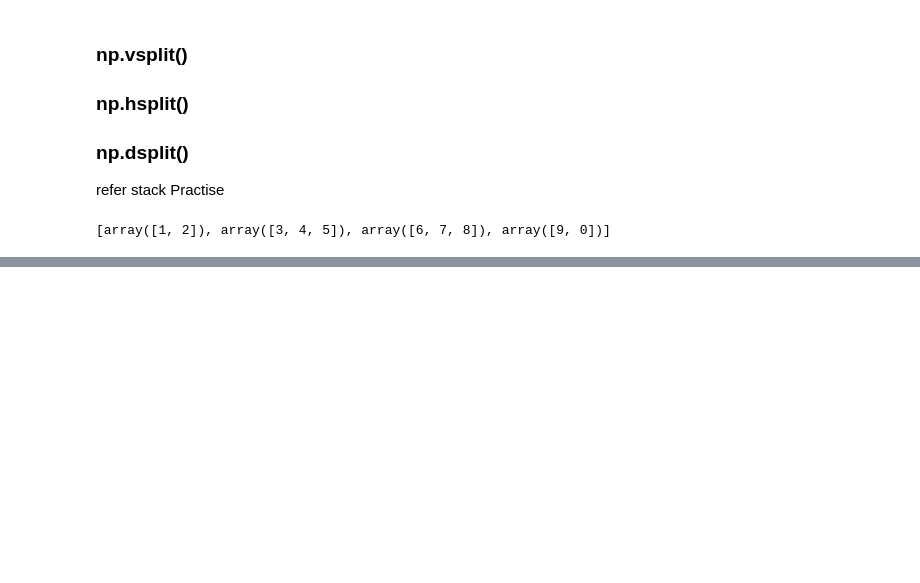
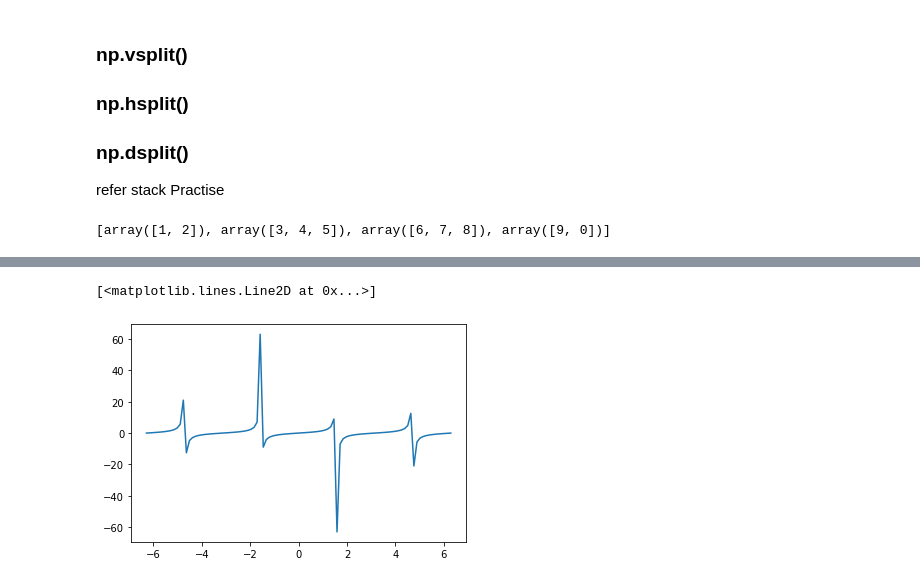
Before and after one commit to Raghushaf/Data_Study_Kaggle, a Jupyter notebook: numpy-learn-practise.ipynb, the cells around one changed output, grey strips where cells are left out. Cells and saved outputs as stored; diff of their text form; code cells hidden in the pictures; blank space fills up the shorter version.

```diff
--- a/numpy-learn-practise.ipynb
+++ b/numpy-learn-practise.ipynb
@@ -2603,0 +2569,6 @@ print(np.split(d1,[2,5,8]))  #first 0to 1index ,after 2,3,4 index & then 5,6,7 a
+# %%
+y_tan=np.tan(x)
+plt.plot(x,y_tan)
+# %% [output]
+[<matplotlib.lines.Line2D at 0x...>]
+[figure, added]
```
Also changed, not shown: parts of 25 cells of this notebook.
